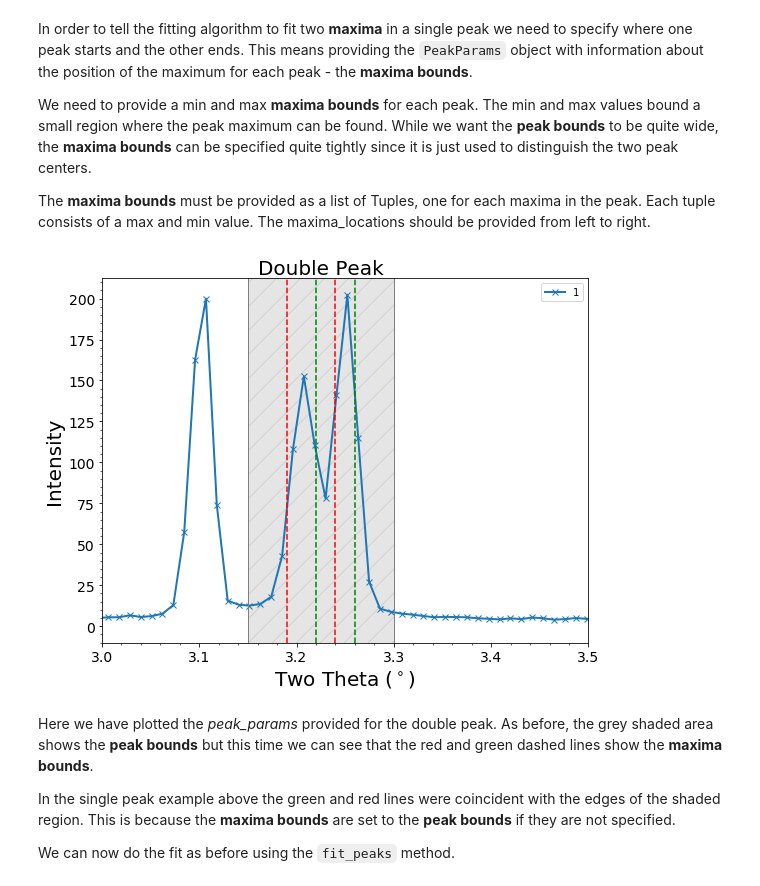
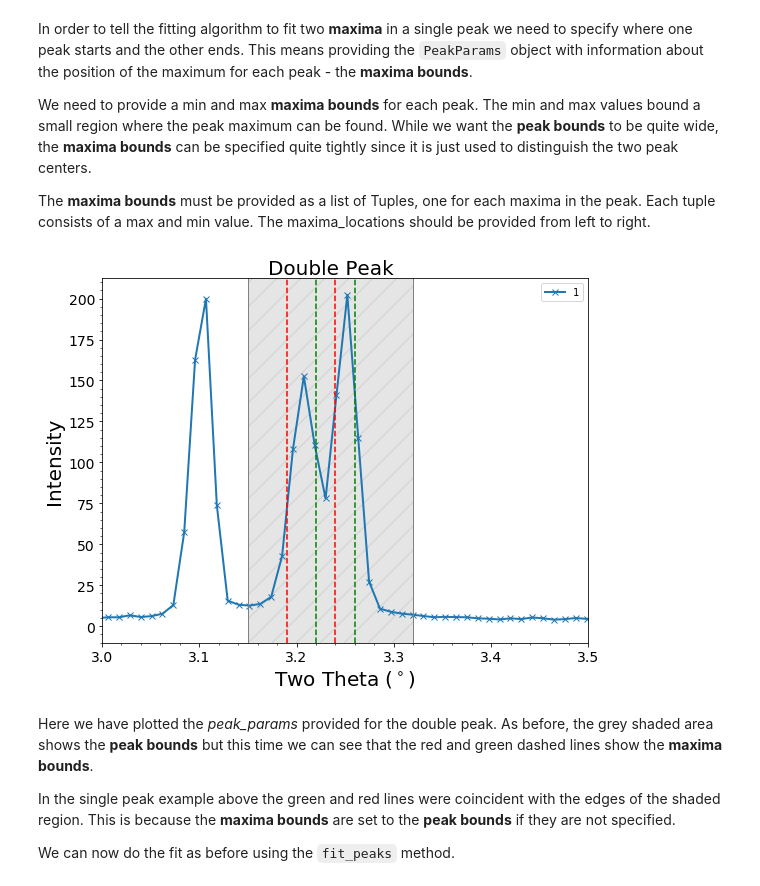
Before and after one commit to LightForm-group/xrdfit, a Jupyter notebook: tutorial notebooks/1 - Basic analysis workflow.ipynb, the cells around one changed output. Saved outputs shown, nothing was run; the diff lists cells and outputs as text; code cells hidden in the pictures.

```diff
--- a/tutorial notebooks/1 - Basic analysis workflow.ipynb
+++ b/tutorial notebooks/1 - Basic analysis workflow.ipynb
@@ -44,7 +37,7 @@ file_path = '../example_data/adc_041_7Nb_NDload_700C_15mms_00001.dat'
 # %% [markdown]
 To fit the peaks in a spectrum, the diffraction pattern must first be loaded into a `FitSpectrum` object. The data for the whole diffraction pattern is stored in the instance of the object. In this case we name our instance *spectral_data*.
 # %%
-spectral_data = spectrum_fitting.FitSpectrum(file_path, first_cake_angle)
+spectral_data = FitSpectrum(file_path, first_cake_angle)
 # %% [output]
 Diffraction pattern successfully loaded from file.
 # %% [markdown]
@@ -208,11 +200,11 @@ The **maxima bounds** must be provided as a list of Tuples, one for each maxima
 # %%
 maxima_bounds = [(3.19, 3.22), (3.24, 3.26)]
 
-peak_params = PeakParams('Double Peak', (3.15, 3.30), maxima_bounds)
+peak_params = PeakParams('Double Peak', (3.15, 3.32), maxima_bounds)
 
 spectral_data.plot_peak_params(peak_params, 1, (3.0, 3.5), show_points=True)
 # %% [output]
-[figure, old version]
+[figure, new version]
 # %% [markdown]
 Here we have plotted the *peak_params* provided for the double peak. As before, the grey shaded area shows the **peak bounds** but this time we can see that the red and green dashed lines show the **maxima bounds**.
 
```
Also changed, not shown: parts of 12 cells of this notebook, 13 other files.
